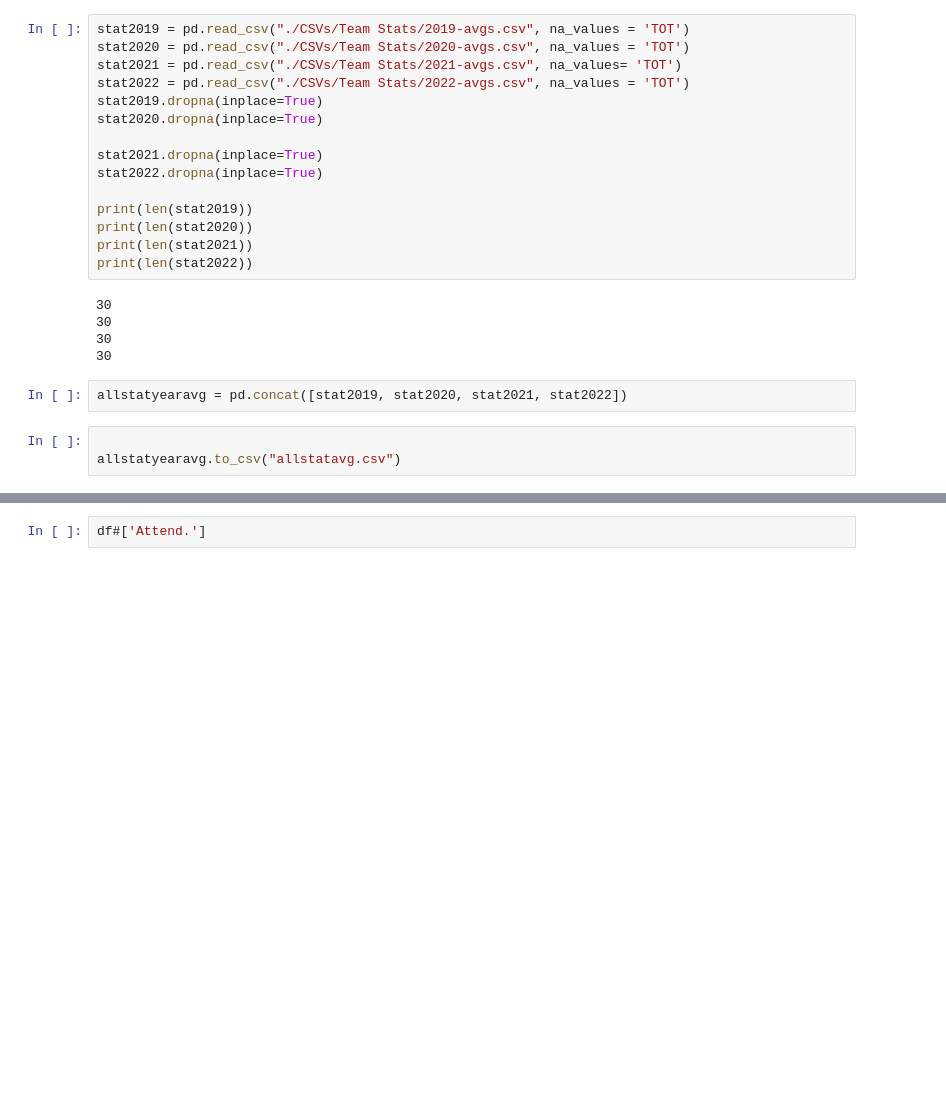
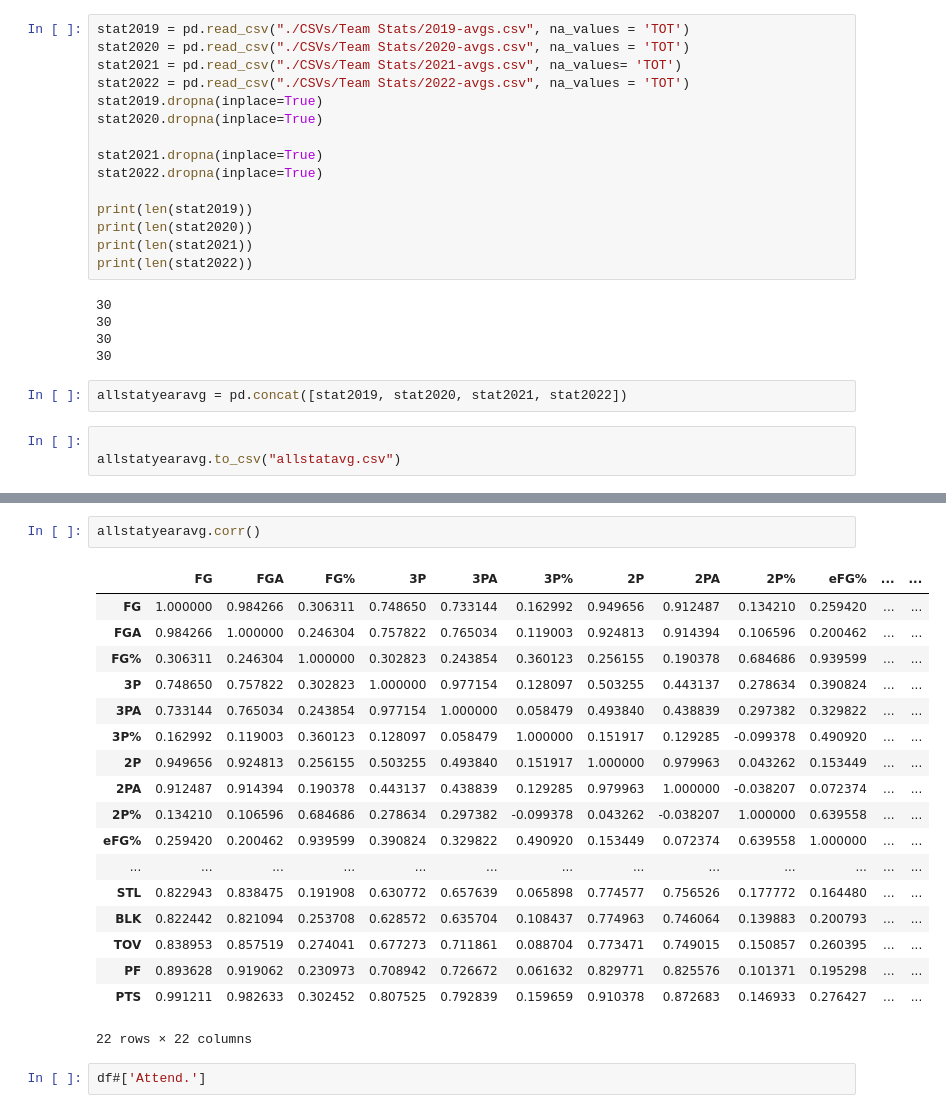
Before and after one commit to Kyle814/NBA-predictions, a Jupyter notebook: test.ipynb, the cells around one changed output, grey strips where cells are left out. Cells and saved outputs as stored; diff of their text form; blank space fills up the shorter version.

```diff
--- a/test.ipynb
+++ b/test.ipynb
@@ -267,3 +257,24 @@ allstatyearavg
+# %%
+allstatyearavg.corr()
+# %% [output]
+|  | FG | FGA | FG% | 3P | 3PA | 3P% | 2P | 2PA | 2P% | eFG% | ... | ... |
+| FG | 1.000000 | 0.984266 | 0.306311 | 0.748650 | 0.733144 | 0.162992 | 0.949656 | 0.912487 | 0.134210 | 0.259420 | ... | ... |
+| FGA | 0.984266 | 1.000000 | 0.246304 | 0.757822 | 0.765034 | 0.119003 | 0.924813 | 0.914394 | 0.106596 | 0.200462 | ... | ... |
+| FG% | 0.306311 | 0.246304 | 1.000000 | 0.302823 | 0.243854 | 0.360123 | 0.256155 | 0.190378 | 0.684686 | 0.939599 | ... | ... |
+| 3P | 0.748650 | 0.757822 | 0.302823 | 1.000000 | 0.977154 | 0.128097 | 0.503255 | 0.443137 | 0.278634 | 0.390824 | ... | ... |
+| 3PA | 0.733144 | 0.765034 | 0.243854 | 0.977154 | 1.000000 | 0.058479 | 0.493840 | 0.438839 | 0.297382 | 0.329822 | ... | ... |
+| 3P% | 0.162992 | 0.119003 | 0.360123 | 0.128097 | 0.058479 | 1.000000 | 0.151917 | 0.129285 | -0.099378 | 0.490920 | ... | ... |
+| 2P | 0.949656 | 0.924813 | 0.256155 | 0.503255 | 0.493840 | 0.151917 | 1.000000 | 0.979963 | 0.043262 | 0.153449 | ... | ... |
+| 2PA | 0.912487 | 0.914394 | 0.190378 | 0.443137 | 0.438839 | 0.129285 | 0.979963 | 1.000000 | -0.038207 | 0.072374 | ... | ... |
+| 2P% | 0.134210 | 0.106596 | 0.684686 | 0.278634 | 0.297382 | -0.099378 | 0.043262 | -0.038207 | 1.000000 | 0.639558 | ... | ... |
+| eFG% | 0.259420 | 0.200462 | 0.939599 | 0.390824 | 0.329822 | 0.490920 | 0.153449 | 0.072374 | 0.639558 | 1.000000 | ... | ... |
+| ... | ... | ... | ... | ... | ... | ... | ... | ... | ... | ... | ... | ... |
+| STL | 0.822943 | 0.838475 | 0.191908 | 0.630772 | 0.657639 | 0.065898 | 0.774577 | 0.756526 | 0.177772 | 0.164480 | ... | ... |
+| BLK | 0.822442 | 0.821094 | 0.253708 | 0.628572 | 0.635704 | 0.108437 | 0.774963 | 0.746064 | 0.139883 | 0.200793 | ... | ... |
+| TOV | 0.838953 | 0.857519 | 0.274041 | 0.677273 | 0.711861 | 0.088704 | 0.773471 | 0.749015 | 0.150857 | 0.260395 | ... | ... |
+| PF | 0.893628 | 0.919062 | 0.230973 | 0.708942 | 0.726672 | 0.061632 | 0.829771 | 0.825576 | 0.101371 | 0.195298 | ... | ... |
+| PTS | 0.991211 | 0.982633 | 0.302452 | 0.807525 | 0.792839 | 0.159659 | 0.910378 | 0.872683 | 0.146933 | 0.276427 | ... | ... |
+22 rows × 22 columns
 # %%
 df#['Attend.']
 # %% [output]
```
Also changed, not shown: parts of 20 cells of this notebook.
